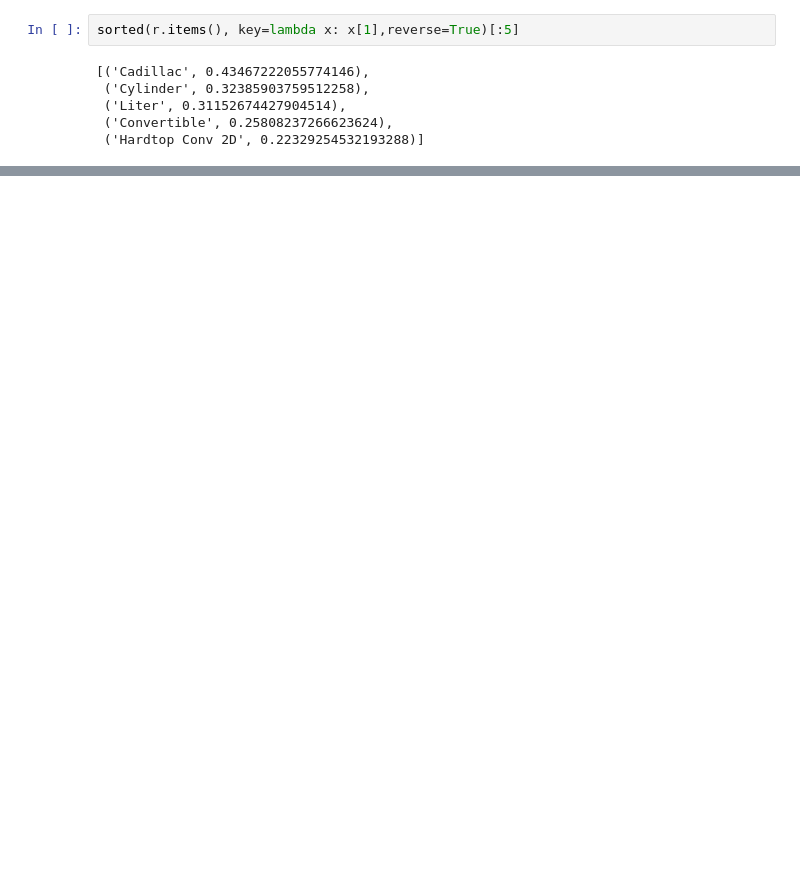
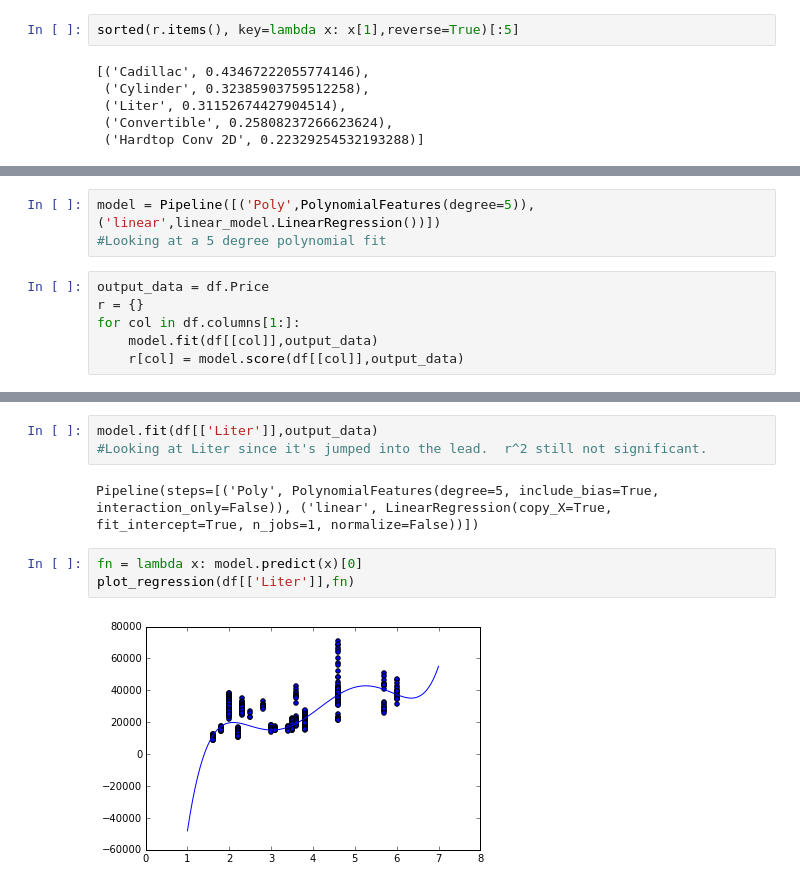
Before and after one commit to Shea-Wolfe/car-linear-regression, a Jupyter notebook: car-worth.ipynb, the cells around one changed output, grey strips where cells are left out. Cells and saved outputs as stored; diff of their text form; blank space fills up the shorter version.

```diff
--- a/car-worth.ipynb
+++ b/car-worth.ipynb
@@ -234,0 +312,9 @@ sorted(r.items(), key=lambda x: x[1],reverse=True)[:5]
+# %%
+model = Pipeline([('Poly',PolynomialFeatures(degree=5)),('linear',linear_model.LinearRegression())])
+#Looking at a 5 degree polynomial fit
+# %%
+output_data = df.Price
+r = {}
+for col in df.columns[1:]:
+    model.fit(df[[col]],output_data)
+    r[col] = model.score(df[[col]],output_data)
@@ -234,0 +329,10 @@ sorted(r.items(), key=lambda x: x[1],reverse=True)[:5]
+# %%
+model.fit(df[['Liter']],output_data)
+#Looking at Liter since it's jumped into the lead.  r^2 still not significant.
+# %% [output]
+Pipeline(steps=[('Poly', PolynomialFeatures(degree=5, include_bias=True, interaction_only=False)), ('linear', LinearRegression(copy_X=True, fit_intercept=True, n_jobs=1, normalize=False))])
+# %%
+fn = lambda x: model.predict(x)[0]
+plot_regression(df[['Liter']],fn)
+# %% [output]
+[figure, added]
```
Also changed, not shown: parts of 35 cells of this notebook.
